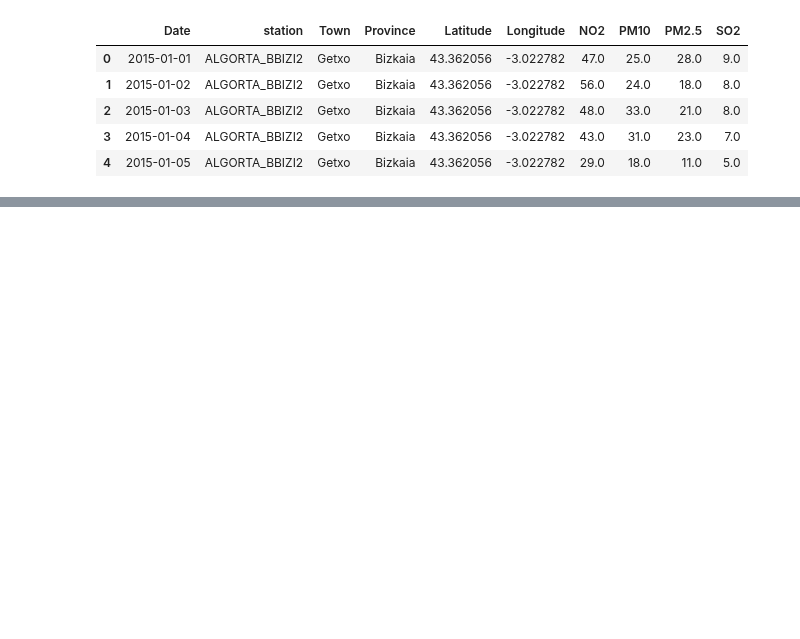
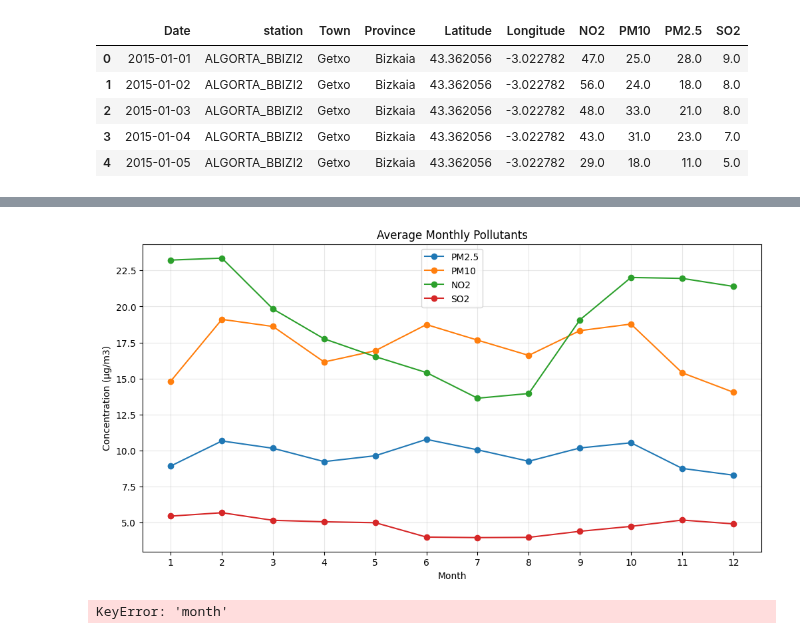
Before and after one commit to armanghazi/AI-Based-Smart-City-Air-Quality-Monitoring-and-Forecasting-System-for-Greater-Bilbao, a Jupyter notebook: notebooks/03_EDA.ipynb, the cells around one changed output, grey strips where cells are left out. Drawn from its saved outputs; the diff is of its cells as text; code cells hidden in the pictures; blank space fills up the shorter version.

```diff
--- a/notebooks/03_EDA.ipynb
+++ b/notebooks/03_EDA.ipynb
@@ -15,0 +90,41 @@ df.head()
+# %%
+# ۱. استخراج ماه از ستون Date (در صورتی که قبلاً انجام نداده‌اید)
+df_final['month'] = df_final['Date'].dt.month
+
+# ۲. تعریف ستون‌های آلاینده جدید (دقیقاً مطابق نام ستون‌های شما)
+pollutants = ["PM2.5", "PM10", "NO2", "SO2"]
+
+# ۳. گروه بندی بر اساس ماه و محاسبه میانگین
+monthly_all = df_final.groupby("month")[pollutants].mean()
+
+# ۴. رسم نمودار
+plt.figure(figsize=(12, 6))
+for col in pollutants:
+    plt.plot(monthly_all.index, monthly_all[col], marker="o", label=col)
+
+plt.title("Average Monthly Pollutants")
+plt.xlabel("Month")
+plt.ylabel("Concentration (µg/m3)") # واحد را اینجا به صورت کلی اضافه می‌کنیم
+plt.legend()
+plt.grid(alpha=0.3)
+plt.xticks(range(1, 13)) # اطمینان از نمایش اعداد ۱ تا ۱۲ برای ماه‌ها
+plt.show()
+# %% [output]
+[figure, added]
+# %%
+pollutants = ["PM2.5", "PM10", "NO2", "SO2"]
+
+monthly_all = df_final.groupby("month")[pollutants].mean()
+
+plt.figure(figsize=(12,6))
+for col in pollutants:
+    plt.plot(monthly_all.index, monthly_all[col], marker="o", label=col)
+
+plt.title("Average Monthly Pollutants")
+plt.xlabel("Month")
+plt.ylabel("Concentration")
+plt.legend()
+plt.grid(alpha=0.3)
+plt.show()
+# %% [output]
+KeyError: 'month'
```
Also changed, not shown: parts of 6 cells of this notebook.
